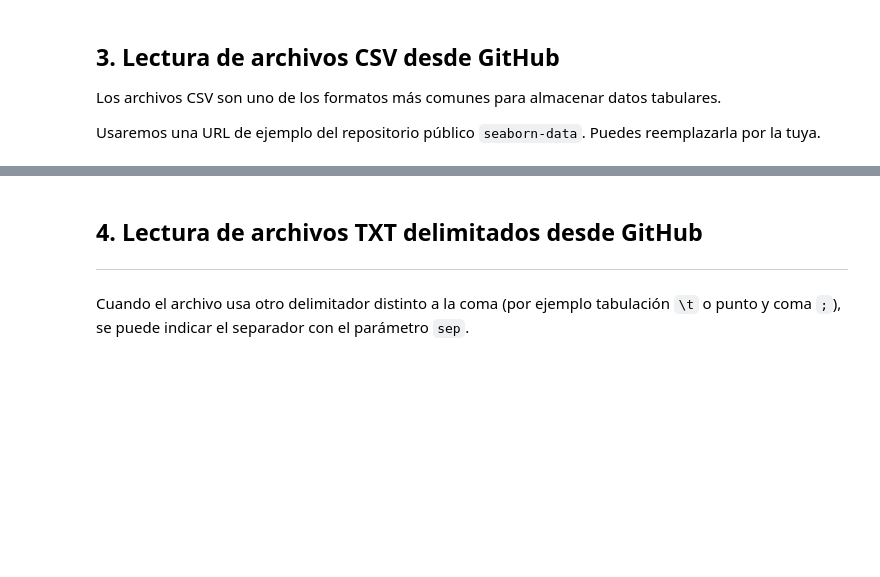
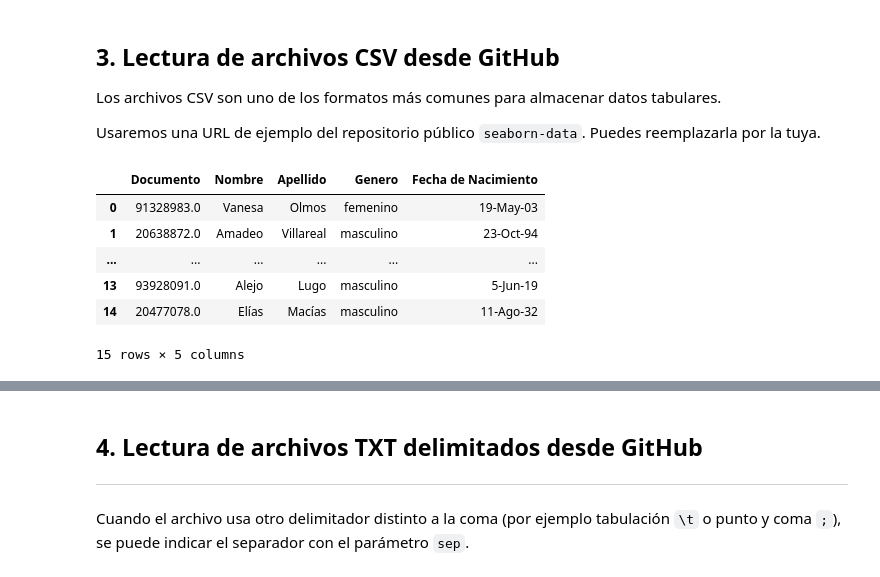
Before and after one commit to JesusRamos01/ANALISIS, a Jupyter notebook: lectura_archivos_desde_github.ipynb, the cells around one changed output, grey strips where cells are left out. Cells and saved outputs as stored; diff of their text form; code cells hidden in the pictures; blank space fills up the shorter version.

```diff
--- a/lectura_archivos_desde_github.ipynb
+++ b/lectura_archivos_desde_github.ipynb
@@ -44,15 +44,23 @@ Usaremos una URL de ejemplo del repositorio público `seaborn-data`. Puedes reem
 # %%
 import pandas as pd
 # URL de ejemplo de un CSV público en GitHub (dataset 'tips' de seaborn)
 
-csv_url="https://raw.githubusercontent.com/hmedrano1979/ITC/refs/heads/main/Clientes_2021.csv"
+csv_url="https://raw.githubusercontent.com/JesusRamos01/ANALISIS/refs/heads/main/Clientes_2021.csv"
 
 # Leemos el archivo CSV directamente desde la URL
 
 df_csv = pd.read_csv(csv_url, sep =",")
 
 # Mostramos las primeras filas para verificar
 df_csv.head(15)
+# %% [output]
+|  | Documento | Nombre | Apellido | Genero | Fecha de Nacimiento |
+| 0 | 91328983.0 | Vanesa | Olmos | femenino | 19-May-03 |
+| 1 | 20638872.0 | Amadeo | Villareal | masculino | 23-Oct-94 |
+| ... | ... | ... | ... | ... | ... |
+| 13 | 93928091.0 | Alejo | Lugo | masculino | 5-Jun-19 |
+| 14 | 20477078.0 | Elías | Macías | masculino | 11-Ago-32 |
+15 rows × 5 columns
 # %%
 from matplotlib import pyplot as plt
 import seaborn as sns
```
Also changed, not shown: parts of 14 cells of this notebook.
